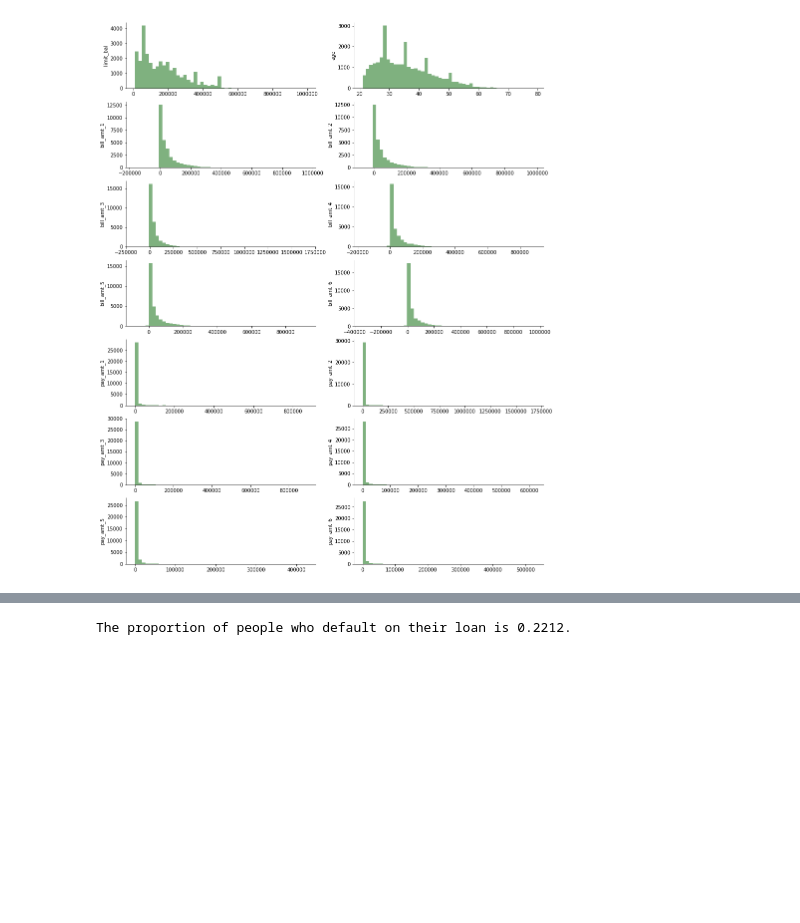
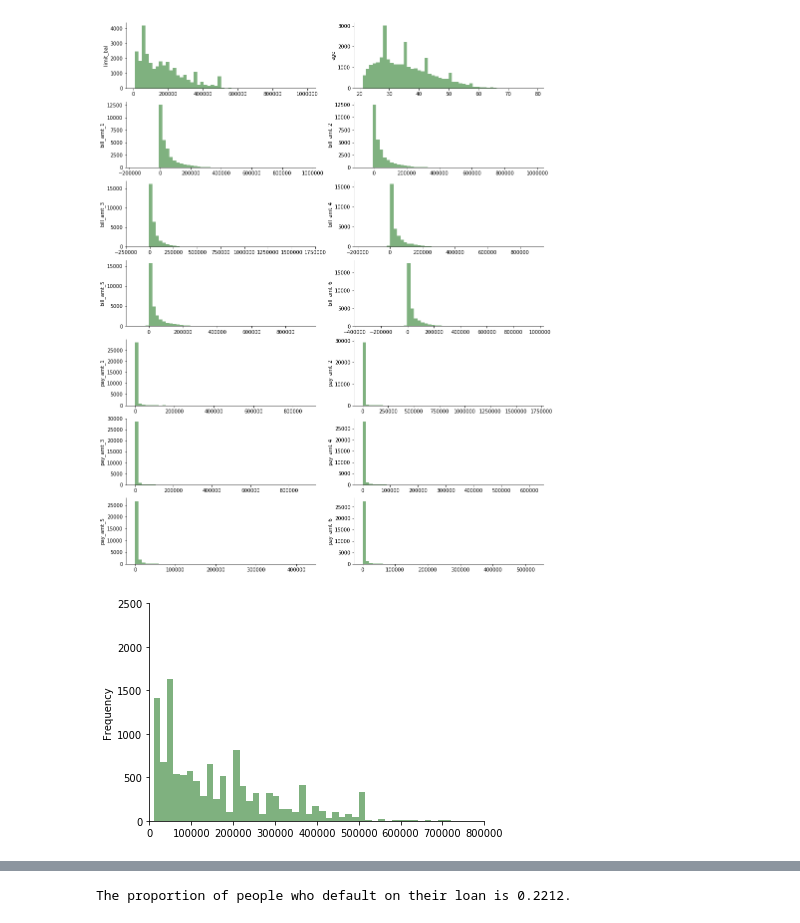
Before and after one commit to JanGeffert/AC221-FinalProject, a Jupyter notebook: eda_miru.ipynb, the cells around one changed output, grey strips where cells are left out. Cells and saved outputs as stored; diff of their text form; code cells hidden in the pictures; blank space fills up the shorter version.

```diff
--- a/eda_miru.ipynb
+++ b/eda_miru.ipynb
@@ -89,3 +89,13 @@ for i in range(len(cols_hist)):
     ax[i].set_ylabel(str(cols_hist[i]))
 # %% [output]
 [figure]
+# %%
+male_df = df[df["sex"] == 1]
+female_df = df[df["sex"] == 2]
+
+male_df["limit_bal"].plot.hist(bins=50, color='darkgreen', alpha=0.5)
+plt.xlim([0,800000])
+plt.ylim([0,2500])
+sns.despine()
+# %% [output]
+[figure, added]
```
Also changed, not shown: parts of 33 cells of this notebook.
